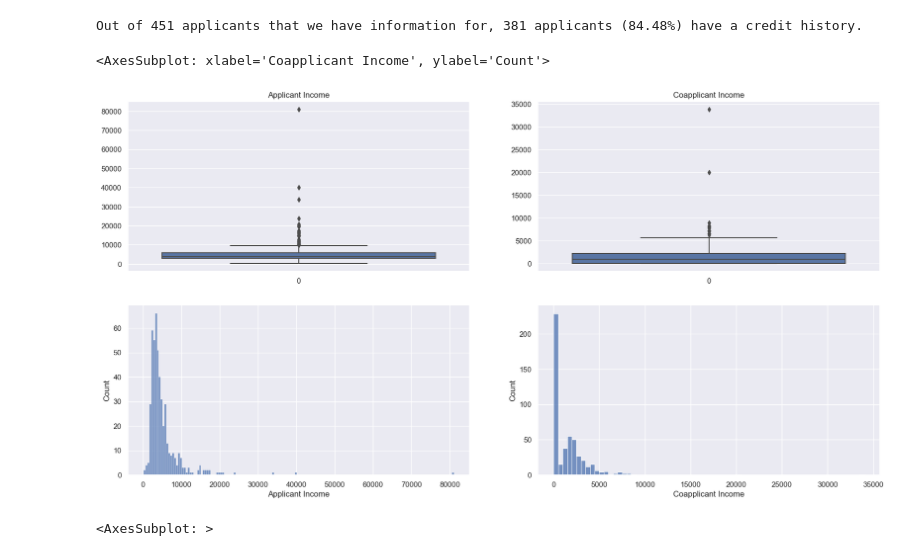
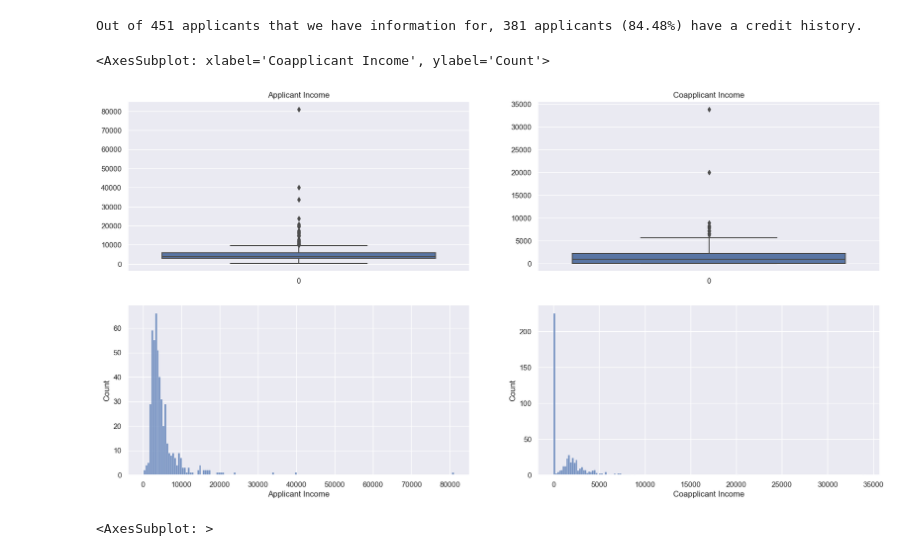
Before and after one commit to jess-moloney/mini-project-4, a Jupyter notebook: notebooks/instructions.ipynb, the cells around one changed output. Drawn from its saved outputs; the diff is of its cells as text; code cells hidden in the pictures.

```diff
--- a/notebooks/instructions.ipynb
+++ b/notebooks/instructions.ipynb
@@ -269,15 +258,15 @@ Out of 451 applicants that we have information for, 381 applicants (84.48%) have
 # %%
 fig, axes = plt.subplots(2,2, sharex=False, figsize=(20,10))
 
 sns.boxplot(ax=axes[0][0], data=df_train['Applicant Income'])
 axes[0][0].set_title('Applicant Income')
 sns.boxplot(ax=axes[0][1], data=df_train['Coapplicant Income'])
 axes[0][1].set_title(f'Coapplicant Income')
 sns.histplot(ax=axes[1][0], data=df_train['Applicant Income'], binwidth=500)
-sns.histplot(ax=axes[1][1], data=df_train['Coapplicant Income'], binwidth=500)
+sns.histplot(ax=axes[1][1], data=df_train['Coapplicant Income'], binwidth=200)
 # %% [output]
 <AxesSubplot: xlabel='Coapplicant Income', ylabel='Count'>
-[figure, old version]
+[figure, new version]
 # %%
 sns.boxplot(data=df_train[['Applicant Income','Coapplicant Income']], orient='h')
 # %% [output]
```
Also changed, not shown: parts of 85 cells of this notebook, 6 other files.
